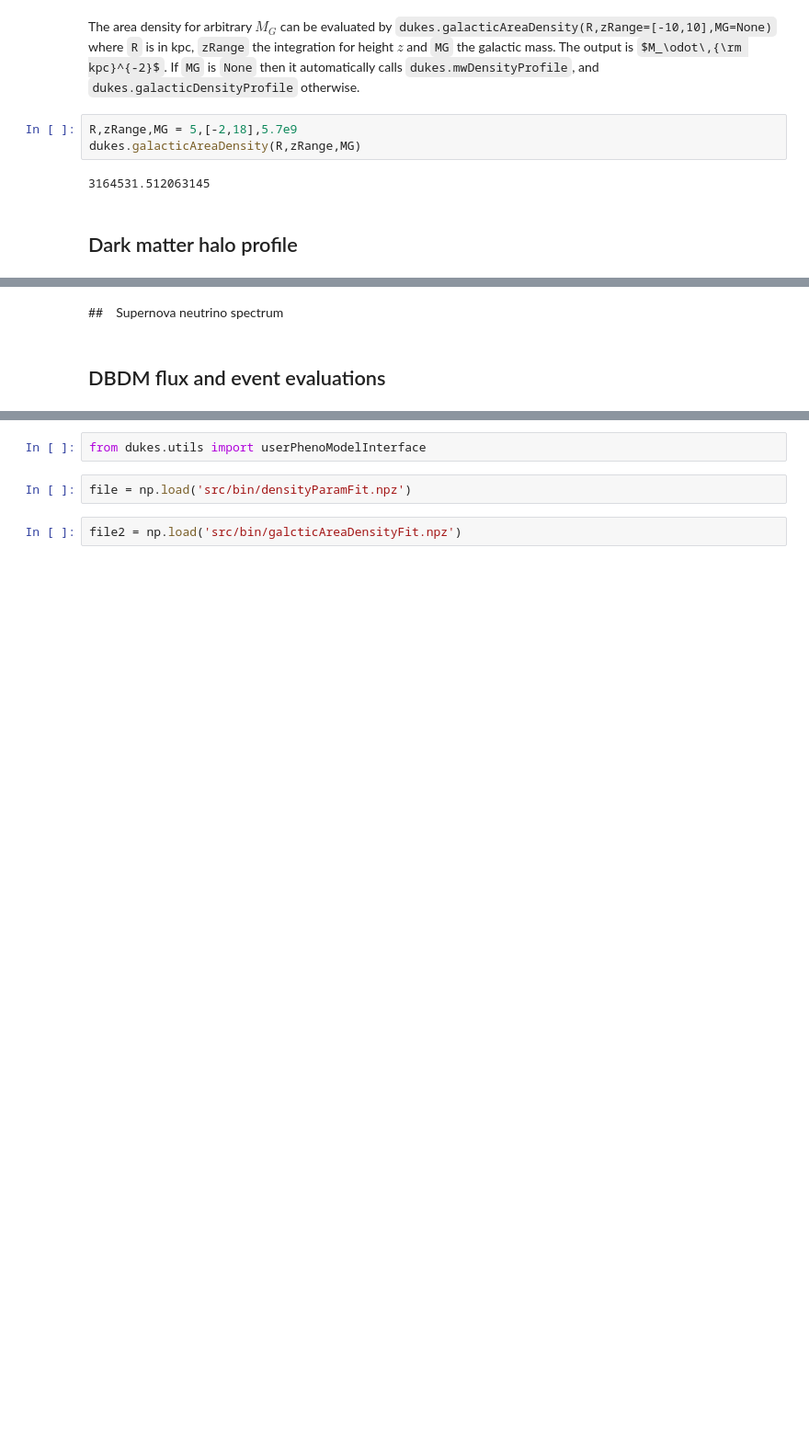
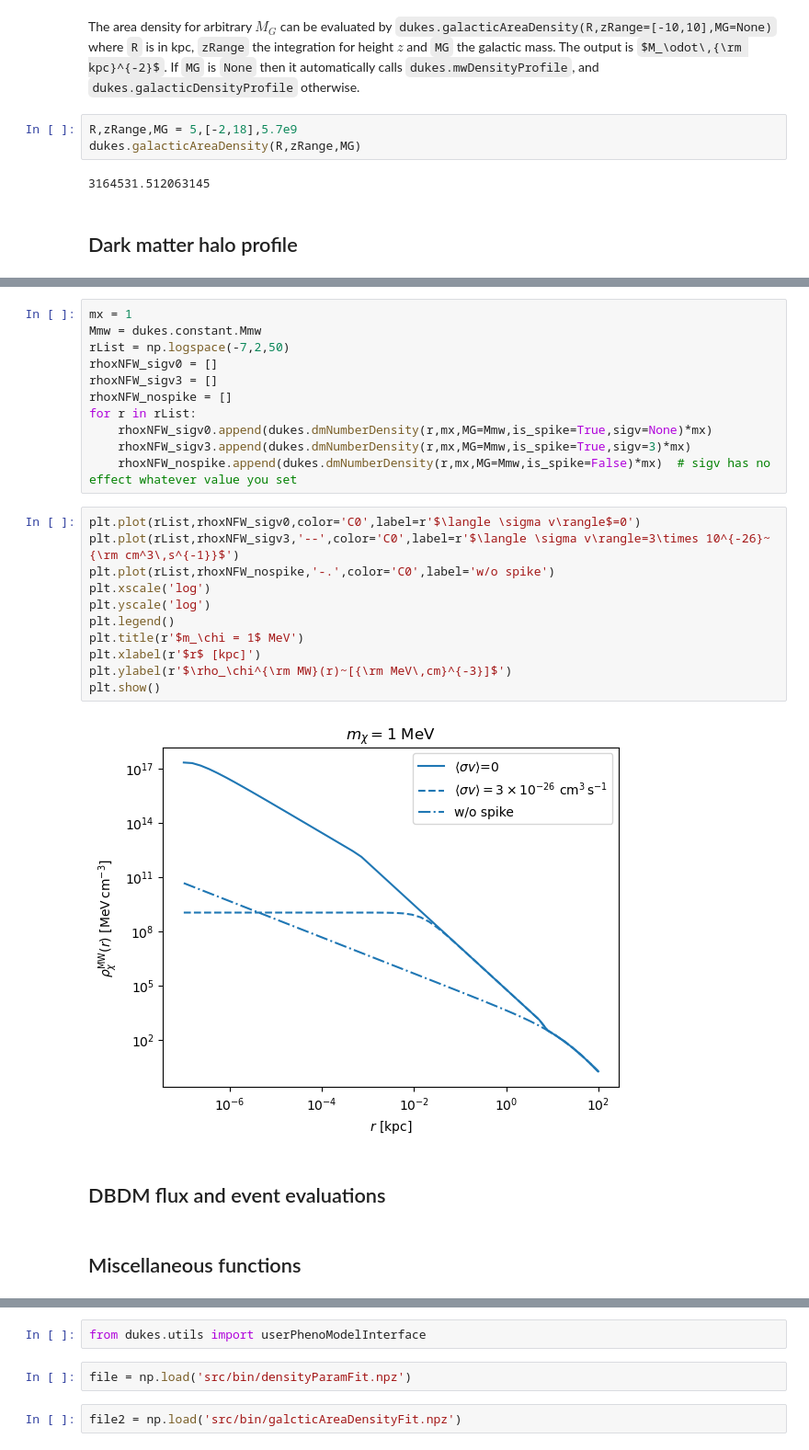
Before and after one commit to yenhsunlin/dukes, a Jupyter notebook: tutorial/tutorial.ipynb, the cells around one changed output, grey strips where cells are left out. Shown: that part at 92% size. Drawn from its saved outputs; the diff is of its cells as text; some formulas as TeX source; blank space fills up the shorter version.

```diff
--- a/tutorial/tutorial.ipynb
+++ b/tutorial/tutorial.ipynb
@@ -106,5 +171,29 @@ dukes.galacticAreaDensity(R,zRange,MG)
+# %%
+mx = 1
+Mmw = dukes.constant.Mmw
+rList = np.logspace(-7,2,50)
+rhoxNFW_sigv0 = []
+rhoxNFW_sigv3 = []
+rhoxNFW_nospike = []
+for r in rList:
+    rhoxNFW_sigv0.append(dukes.dmNumberDensity(r,mx,MG=Mmw,is_spike=True,sigv=None)*mx)
+    rhoxNFW_sigv3.append(dukes.dmNumberDensity(r,mx,MG=Mmw,is_spike=True,sigv=3)*mx)
+    rhoxNFW_nospike.append(dukes.dmNumberDensity(r,mx,MG=Mmw,is_spike=False)*mx)  # sigv has no effect whatever value you set
+# %%
+plt.plot(rList,rhoxNFW_sigv0,color='C0',label=r'$\langle \sigma v\rangle$=0')
+plt.plot(rList,rhoxNFW_sigv3,'--',color='C0',label=r'$\langle \sigma v\rangle=3\times 10^{-26}~{\rm cm^3\,s^{-1}}$')
+plt.plot(rList,rhoxNFW_nospike,'-.',color='C0',label='w/o spike')
+plt.xscale('log')
+plt.yscale('log')
+plt.legend()
+plt.title(r'$m_\chi = 1$ MeV')
+plt.xlabel(r'$r$ [kpc]')
+plt.ylabel(r'$\rho_\chi^{\rm MW}(r)~[{\rm MeV\,cm}^{-3}]$')
+plt.show()
+# %% [output]
+[figure, added]
 # %% [markdown]
-##　Supernova neutrino spectrum
+## DBDM flux and event evaluations
 # %% [markdown]
-## DBDM flux and event evaluations
+## Miscellaneous functions
 # %% [markdown]
```
Also changed, not shown: parts of 12 cells of this notebook.
